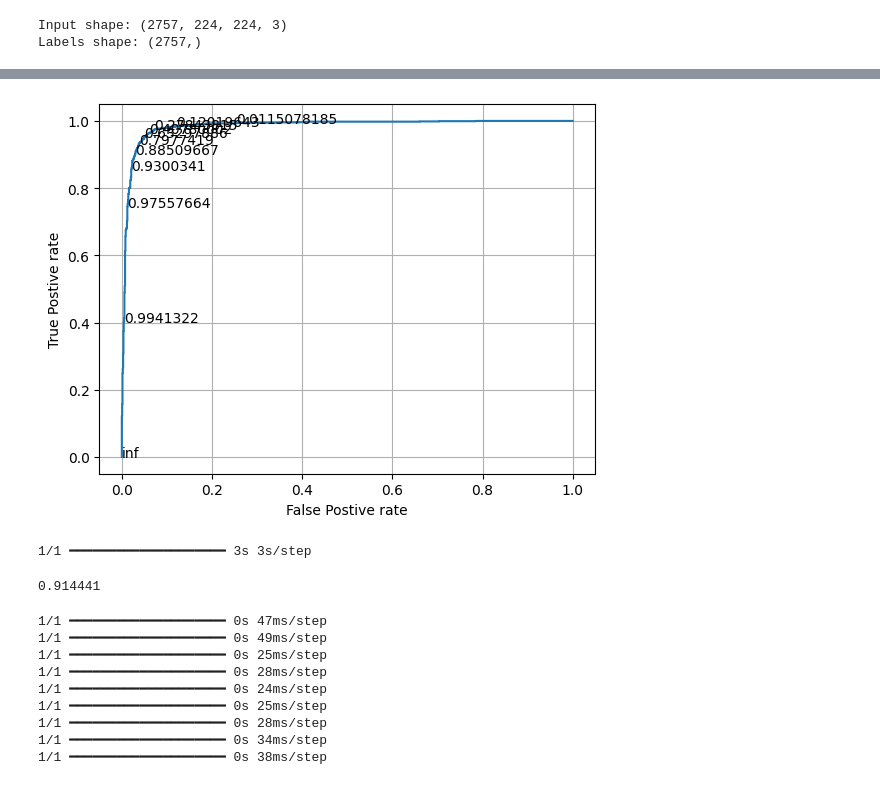
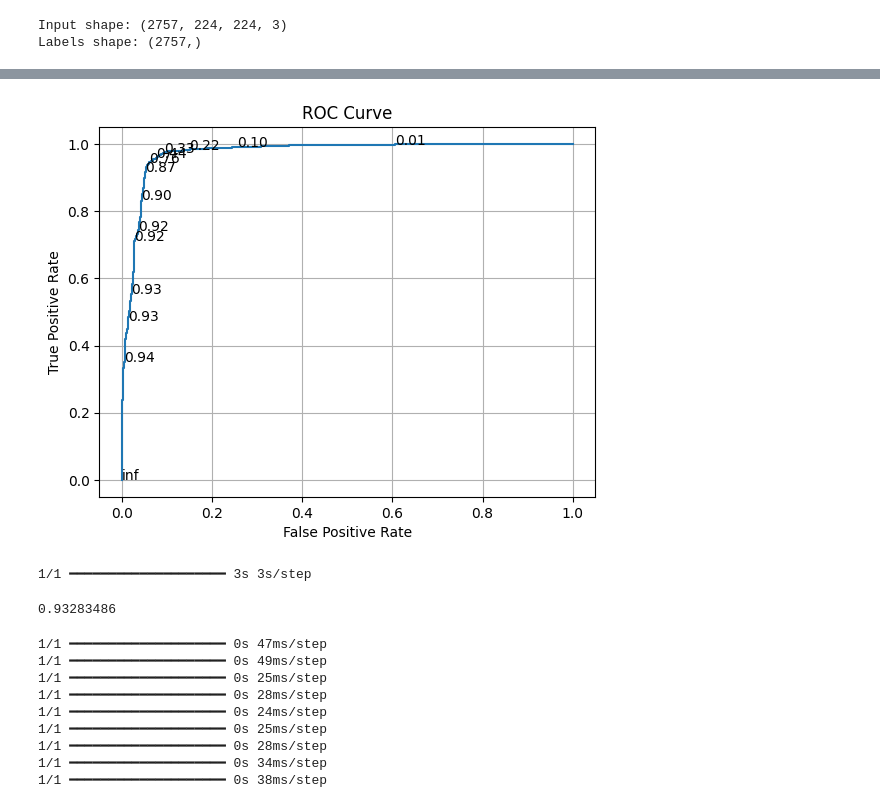
Before and after one commit to yeabwang/malaria-diagnosis, a Jupyter notebook: Malaria_diagnosis.ipynb, the cells around one changed output, grey strips where cells are left out. Saved outputs shown, nothing was run; the diff lists cells and outputs as text; code cells hidden in the pictures.

```diff
--- a/Malaria_diagnosis.ipynb
+++ b/Malaria_diagnosis.ipynb
@@ -176,19 +184,27 @@ model.compile(
+# %%
+# epoch and batch log
+csv_callback = CSVLogger('log.csv', separator=',', append=False)
 # %%
 # Setting regularizations
-
+# Having a smooth linear warmup rate at the starts improve our models stability and leads to a better outcome.
 # Early Stopping to prevent overfitting
 early_stopping = EarlyStopping(
     monitor='val_loss',
     patience=1,
+    min_delta = 0,
     restore_best_weights=True,
+    mode = 'auto',
     verbose=1
 )
+
+# Speed and stability
+# learning_rate_scheduler = LearningRateScheduler(lambda epoch: 1e-4 * 10**(epoch / 20))
 
 # Reduce learning rate when validation loss plateaus
 reduce_lr = ReduceLROnPlateau(
     monitor='val_loss',
     factor=0.1,
-    patience=3,
+    patience=1,
     min_lr=1e-6,
     verbose=1
 )
@@ -202,14 +218,16 @@ model_checkpoint = ModelCheckpoint(
 )
 
 callbacks = [early_stopping, reduce_lr, model_checkpoint]
+
+# datasetsize/batch_size = no of epochs
 # %%
 # Training our model
 
 history = model.fit(
     train_dataset,
     validation_data=val_dataset,
-    epochs=20,
-    callbacks=callbacks,
+    epochs=5,
+    callbacks=[callbacks, csv_callback ],
     verbose=1
 )
 # %% [output]
@@ -314,0 +331,2 @@ plt.show()
+# %%
+predicted = model.predict(inp_array).flatten()
@@ -315,24 +335,26 @@ plt.show()
 # %%
-fp, tp, thresholds = roc_curve(labels, predicted)
+fp, tp, thresholds = roc_curve(labels_array, predicted)
 
-plt.plot(fp,tp)
-plt.xlabel("False Postive rate")
-plt.ylabel("True Postive rate")
+# Plot ROC curve
+plt.plot(fp, tp)
+plt.xlabel("False Positive Rate")
+plt.ylabel("True Positive Rate")
+plt.title("ROC Curve")
+plt.grid()
 
-plt.grid()
+# Annotate thresholds
 skip = 20
-
 for i in range(0, len(thresholds), skip):
-  plt.text(fp[i], tp[i], thresholds[i])
+    plt.text(fp[i], tp[i], f"{thresholds[i]:.2f}")
 
 plt.show()
 # %% [output]
-[figure, old version]
+[figure, new version]
 # %%
 model.predict(test_dataset.take(1))[0][0]
 # %% [output]
 1/1 ━━━━━━━━━━━━━━━━━━━━ 3s 3s/step
-0.914441
+0.93283486
 # %%
 def labeler(x):
   if(x<0.5):
```
Also changed, not shown: parts of 12 cells of this notebook.
